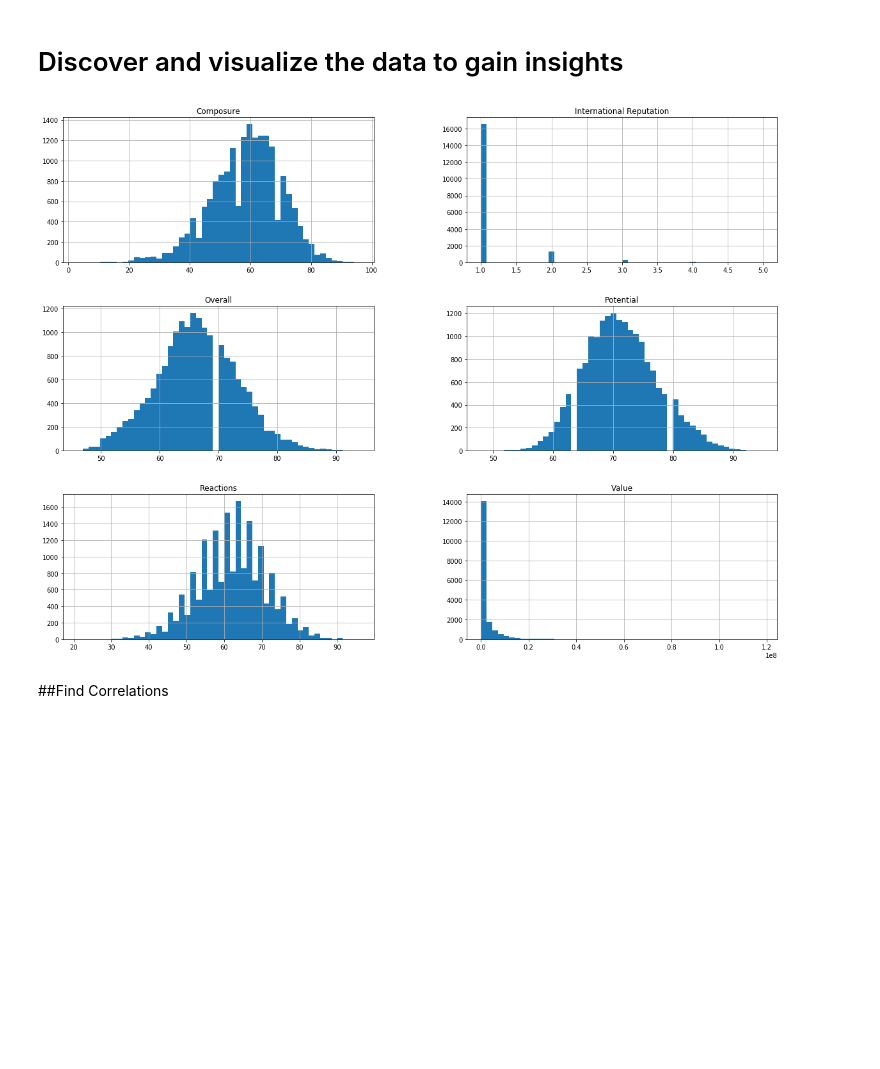
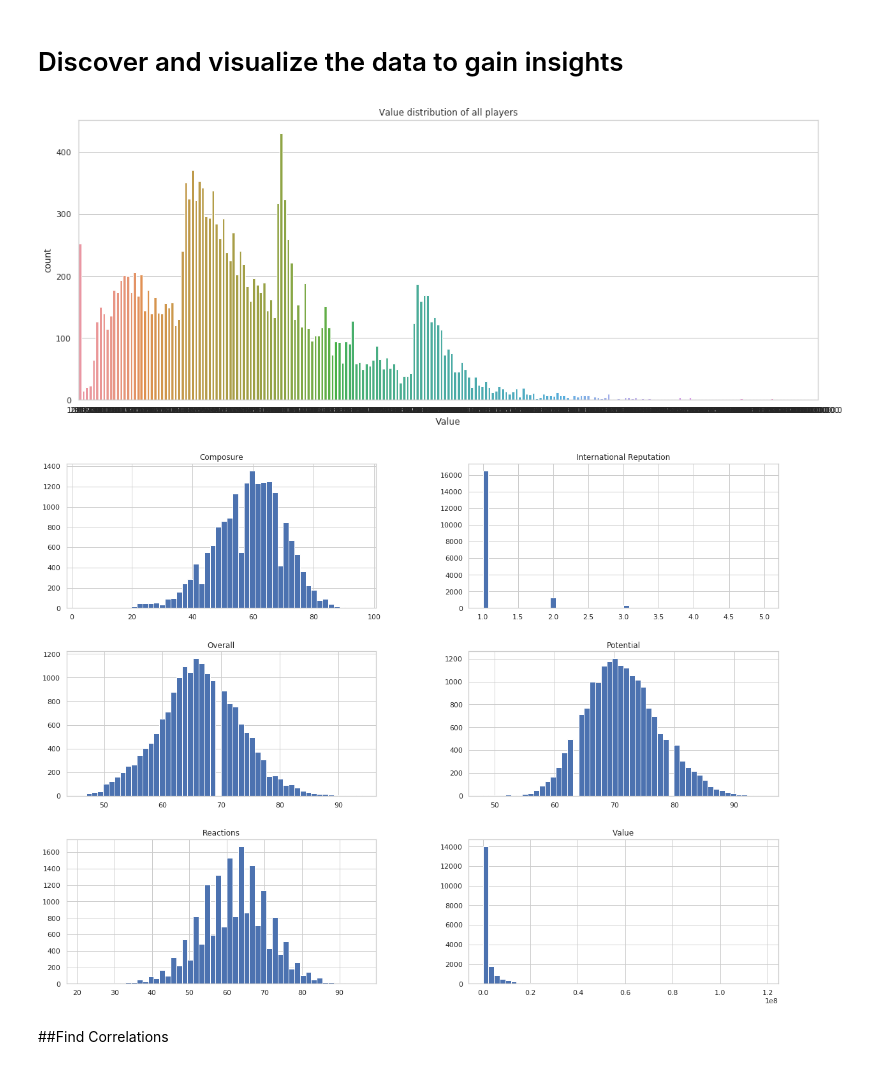
Before and after one commit to ketanpandey01/FIFA-19_Regression, a Jupyter notebook: FIFA'19.ipynb, the cells around one changed output. Drawn from its saved outputs; the diff is of its cells as text; code cells hidden in the pictures; blank space fills up the shorter version.

```diff
--- a/FIFA'19.ipynb
+++ b/FIFA'19.ipynb
@@ -119,9 +135,17 @@ fifa_dataset_vis = fifa_dataset.copy()
+# %%
+# Value ditribution
+plt.figure(1, figsize=(18, 7))
+sb.set(style="whitegrid")
+sb.countplot( x= 'Value', data=fifa_dataset)
+plt.title('Value distribution of all players')
+plt.show()
+# %% [output]
+[figure, added]
 # %%
 %matplotlib inline
-import matplotlib.pyplot as plt
-fifa_dataset_vis.hist(bins=50, figsize=(20,15))
+fifa_dataset.hist(bins=50, figsize=(20,15))
 plt.show()
 # %% [output]
-[figure, old version]
+[figure, new version]
 # %% [markdown]
 ##Find Correlations
```
Also changed, not shown: parts of 86 cells of this notebook.
